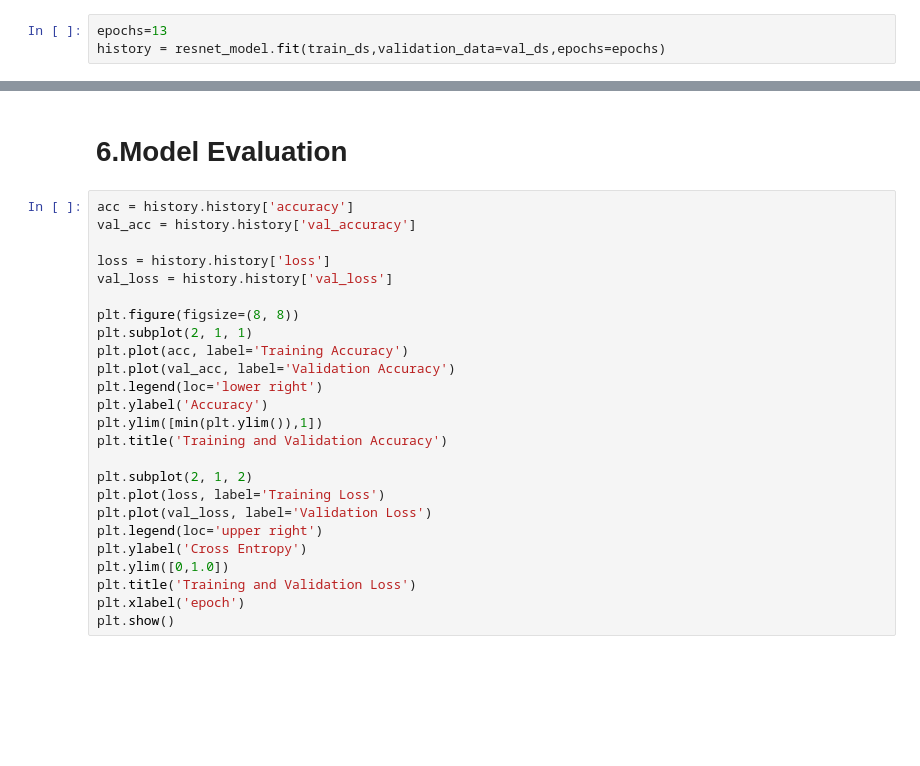
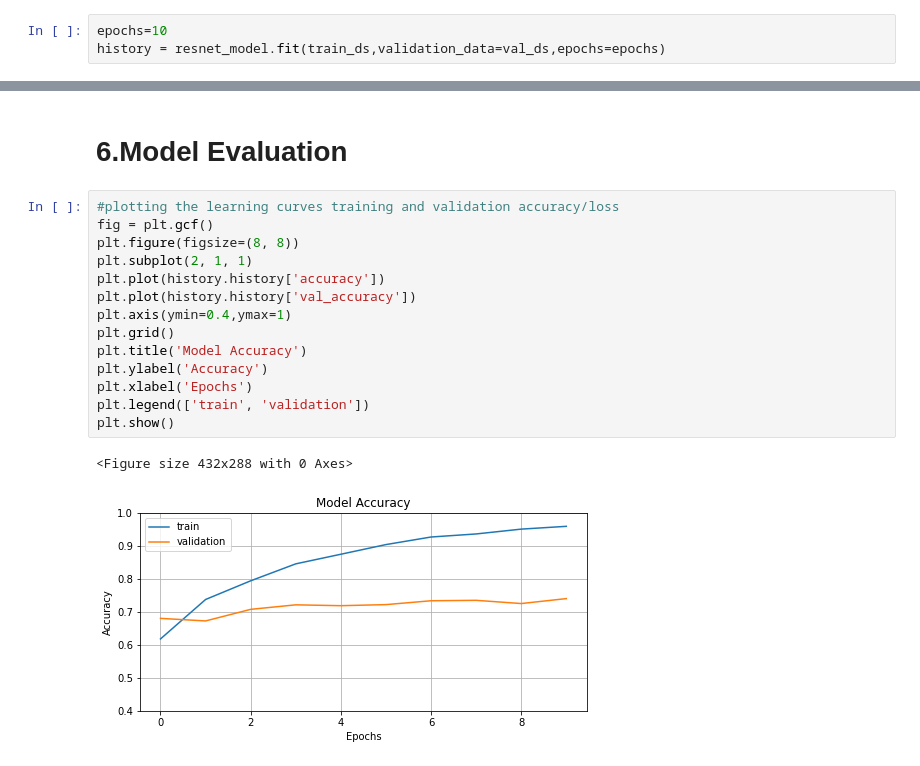
Before and after one commit to adnaan619/Dev-V, a Jupyter notebook: Model/Transfer learning_dermnet.ipynb, the cells around one changed output, grey strips where cells are left out. Cells and saved outputs as stored; diff of their text form; blank space fills up the shorter version.

```diff
--- a/Model/Transfer learning_dermnet.ipynb
+++ b/Model/Transfer learning_dermnet.ipynb
@@ -142,6 +142,6 @@ resnet_model.compile(optimizer=Adam(lr=0.001),loss='sparse_categorical_crossentr
 # %% [markdown]
 # 5.Training the model
 # %%
-epochs=13
+epochs=10
 history = resnet_model.fit(train_ds,validation_data=val_ds,epochs=epochs)
 # %% [output]
@@ -165,27 +168,19 @@ Epoch 13/13
 # %% [markdown]
 # 6.Model Evaluation
 # %%
-acc = history.history['accuracy']
-val_acc = history.history['val_accuracy']
-
-loss = history.history['loss']
-val_loss = history.history['val_loss']
-
+#plotting the learning curves training and validation accuracy/loss
+fig = plt.gcf()
 plt.figure(figsize=(8, 8))
 plt.subplot(2, 1, 1)
-plt.plot(acc, label='Training Accuracy')
-plt.plot(val_acc, label='Validation Accuracy')
-plt.legend(loc='lower right')
+plt.plot(history.history['accuracy'])
+plt.plot(history.history['val_accuracy'])
+plt.axis(ymin=0.4,ymax=1)
+plt.grid()
+plt.title('Model Accuracy')
 plt.ylabel('Accuracy')
-plt.ylim([min(plt.ylim()),1])
-plt.title('Training and Validation Accuracy')
-
-plt.subplot(2, 1, 2)
-plt.plot(loss, label='Training Loss')
-plt.plot(val_loss, label='Validation Loss')
-plt.legend(loc='upper right')
-plt.ylabel('Cross Entropy')
-plt.ylim([0,1.0])
-plt.title('Training and Validation Loss')
-plt.xlabel('epoch')
+plt.xlabel('Epochs')
+plt.legend(['train', 'validation'])
 plt.show()
+# %% [output]
+<Figure size 432x288 with 0 Axes>
+[figure, added]
```
Also changed, not shown: parts of 14 cells of this notebook.
